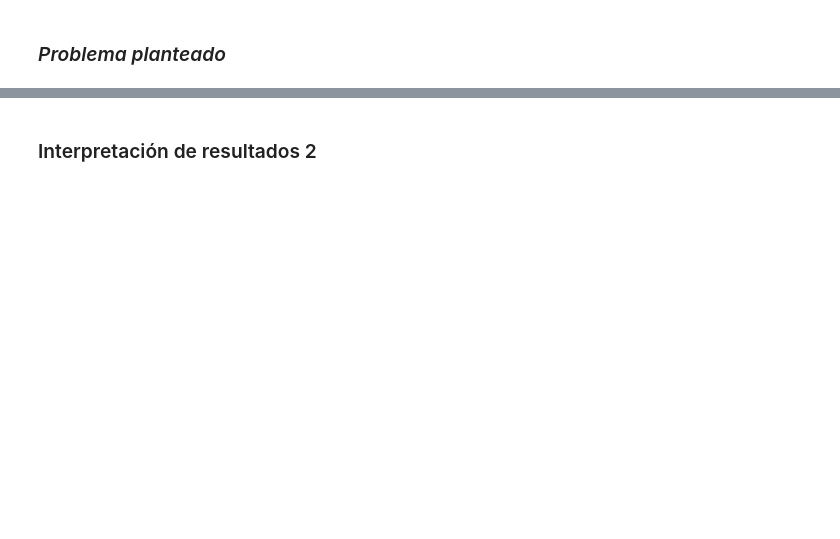
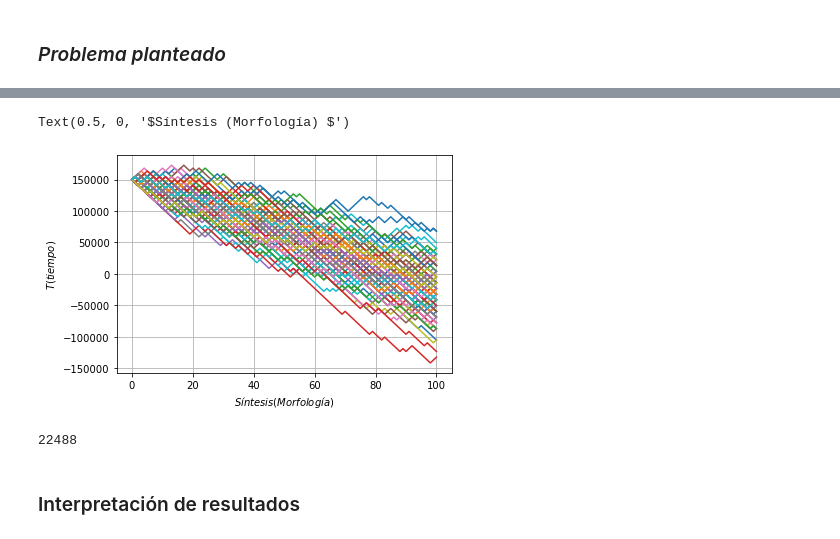
Before and after one commit to DiamondNandayapa/Proyecto2, a Jupyter notebook: Proyecto_2_nt709910_nt713994.ipynb, the cells around one changed output, grey strips where cells are left out. Cells and saved outputs as stored; diff of their text form; code cells hidden in the pictures; blank space fills up the shorter version.

```diff
--- a/Proyecto_2_nt709910_nt713994.ipynb
+++ b/Proyecto_2_nt709910_nt713994.ipynb
@@ -111 +136,16 @@ plt.grid()
+# %%
+#Simulación Montecarlo
+T=150000
+S=4554
+N=100
+nsintesis=100
+
+for i in range(nsintesis):
+    plt.plot(sintesis(T,S,N))
+plt.grid()
+plt.ylabel ('$T(tiempo)$')
+plt.xlabel ('$Síntesis(Morfología) $')
+# %% [output]
+Text(0.5, 0, '$Síntesis (Morfología) $')
+[figure, added]
 # %%
@@ -131,2 +160,10 @@ np.mean(x)
+# %%
+#Lo podemos interpretar como el tiempo consumido para la generación de nanopartículas, no? o que piensas?
+T=150000
+S=4554
+N=100
+sintesis3(T,S,N)
+# %% [output]
+22488
 # %% [markdown]
-### Interpretación de resultados 2
+### Interpretación de resultados
```
Also changed, not shown: parts of 18 cells of this notebook.
